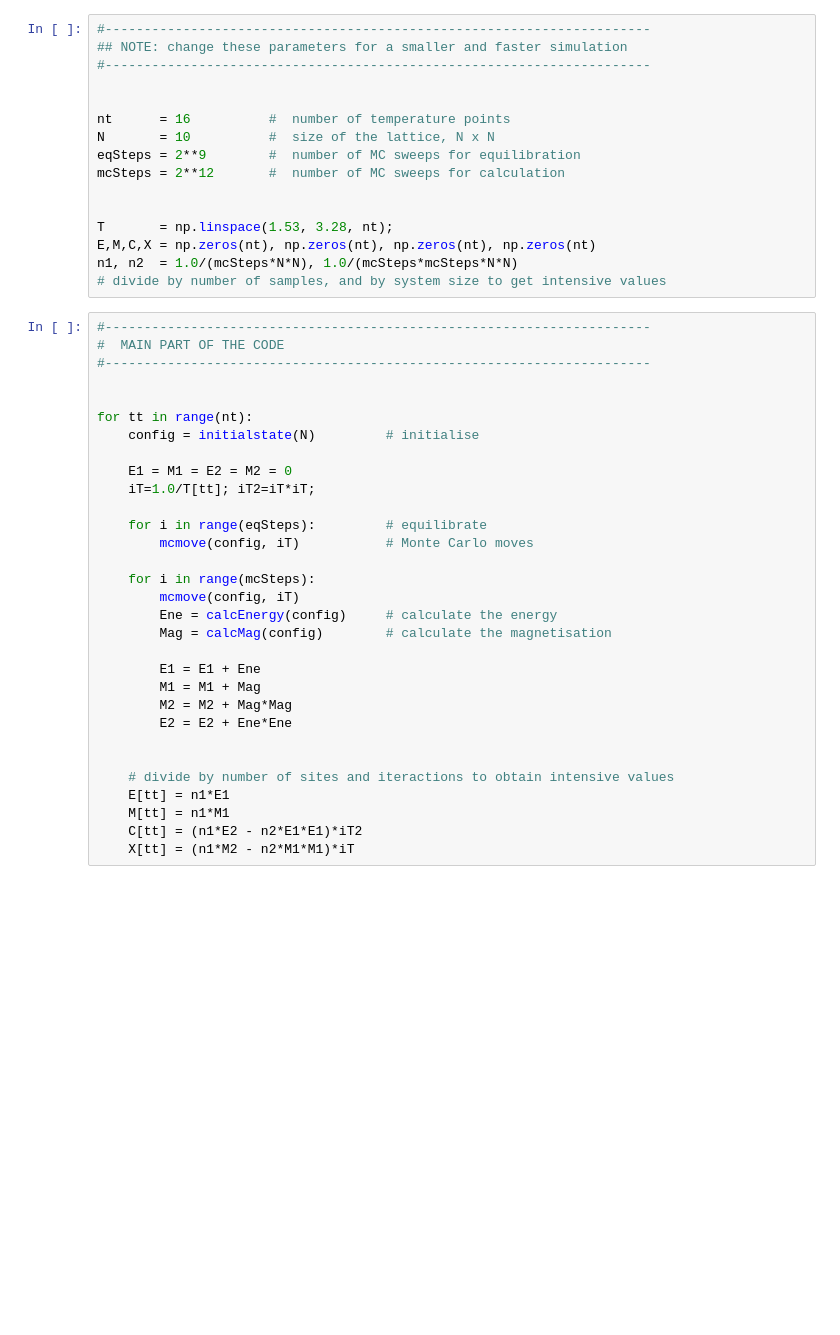
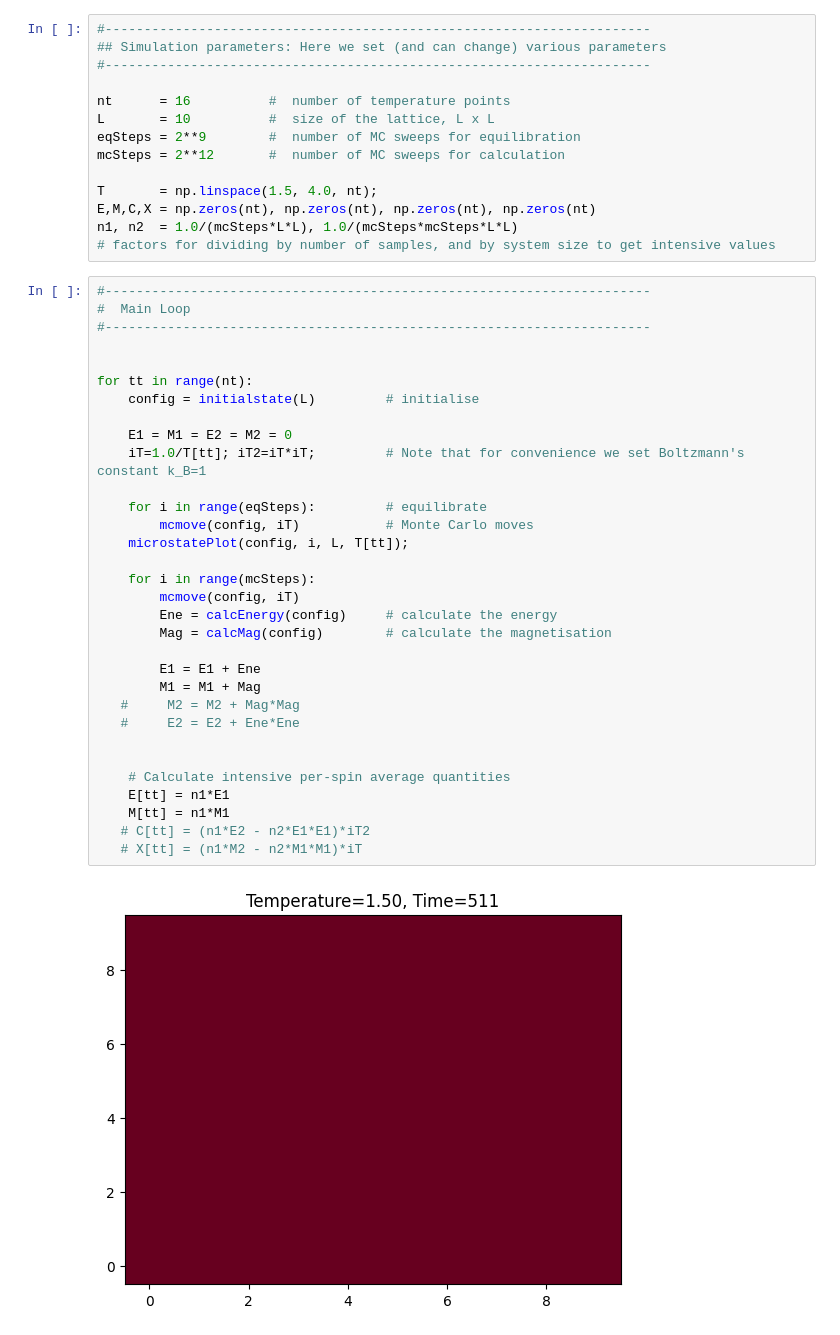
Before and after one commit to nbwilding/Ising-coursework, a Jupyter notebook: Ising.ipynb, the cells around one changed output. Drawn from its saved outputs; the diff is of its cells as text; blank space fills up the shorter version.

```diff
--- a/Ising.ipynb
+++ b/Ising.ipynb
@@ -67,47 +75,48 @@ def calcMag(config):
 # %%
 #----------------------------------------------------------------------
-## NOTE: change these parameters for a smaller and faster simulation
+## Simulation parameters: Here we set (and can change) various parameters
 #----------------------------------------------------------------------
 
-
 nt      = 16          #  number of temperature points
-N       = 10          #  size of the lattice, N x N
+L       = 10          #  size of the lattice, L x L
 eqSteps = 2**9        #  number of MC sweeps for equilibration
 mcSteps = 2**12       #  number of MC sweeps for calculation
 
-
-T       = np.linspace(1.53, 3.28, nt);
+T       = np.linspace(1.5, 4.0, nt);
 E,M,C,X = np.zeros(nt), np.zeros(nt), np.zeros(nt), np.zeros(nt)
-n1, n2  = 1.0/(mcSteps*N*N), 1.0/(mcSteps*mcSteps*N*N)
-# divide by number of samples, and by system size to get intensive values
+n1, n2  = 1.0/(mcSteps*L*L), 1.0/(mcSteps*mcSteps*L*L)
+# factors for dividing by number of samples, and by system size to get intensive values
 # %%
 #----------------------------------------------------------------------
-#  MAIN PART OF THE CODE
+#  Main Loop
 #----------------------------------------------------------------------
 
 
 for tt in range(nt):
-    config = initialstate(N)         # initialise
+    config = initialstate(L)         # initialise
 
     E1 = M1 = E2 = M2 = 0
-    iT=1.0/T[tt]; iT2=iT*iT;
+    iT=1.0/T[tt]; iT2=iT*iT;         # Note that for convenience we set Boltzmann's constant k_B=1
 
     for i in range(eqSteps):         # equilibrate
         mcmove(config, iT)           # Monte Carlo moves
+    microstatePlot(config, i, L, T[tt]);
 
     for i in range(mcSteps):
         mcmove(config, iT)
         Ene = calcEnergy(config)     # calculate the energy
         Mag = calcMag(config)        # calculate the magnetisation
 
         E1 = E1 + Ene
         M1 = M1 + Mag
-        M2 = M2 + Mag*Mag
-        E2 = E2 + Ene*Ene
+   #     M2 = M2 + Mag*Mag
+   #     E2 = E2 + Ene*Ene
 
 
-    # divide by number of sites and iteractions to obtain intensive values
+    # Calculate intensive per-spin average quantities
     E[tt] = n1*E1
     M[tt] = n1*M1
-    C[tt] = (n1*E2 - n2*E1*E1)*iT2
-    X[tt] = (n1*M2 - n2*M1*M1)*iT
+   # C[tt] = (n1*E2 - n2*E1*E1)*iT2
+   # X[tt] = (n1*M2 - n2*M1*M1)*iT
+# %% [output]
+[figure, added]
```
Also changed, not shown: parts of 6 cells of this notebook.
